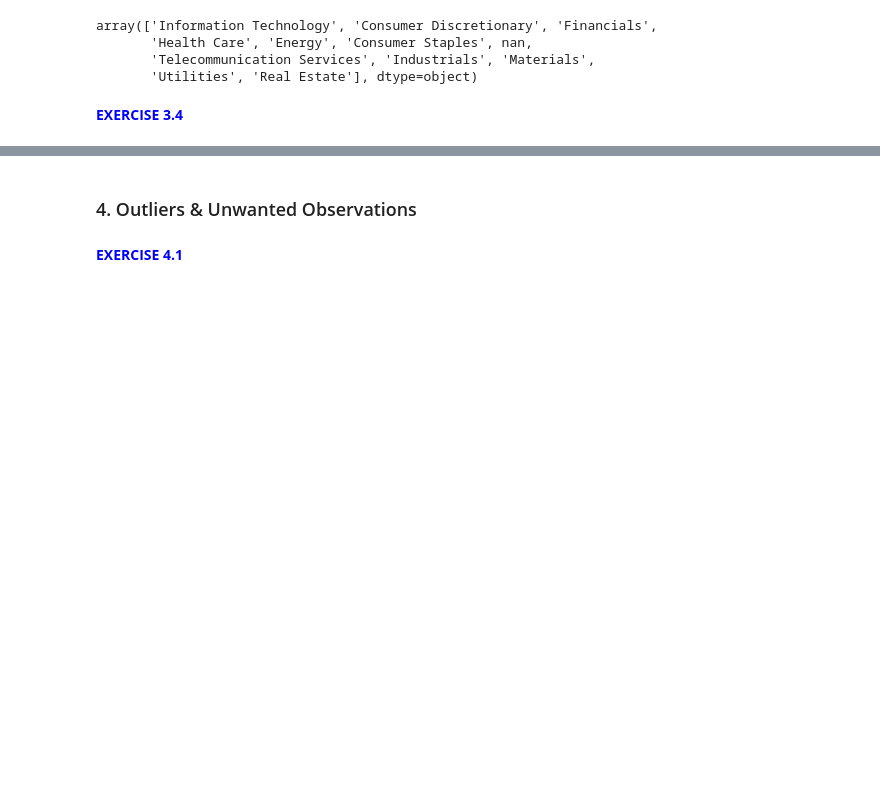
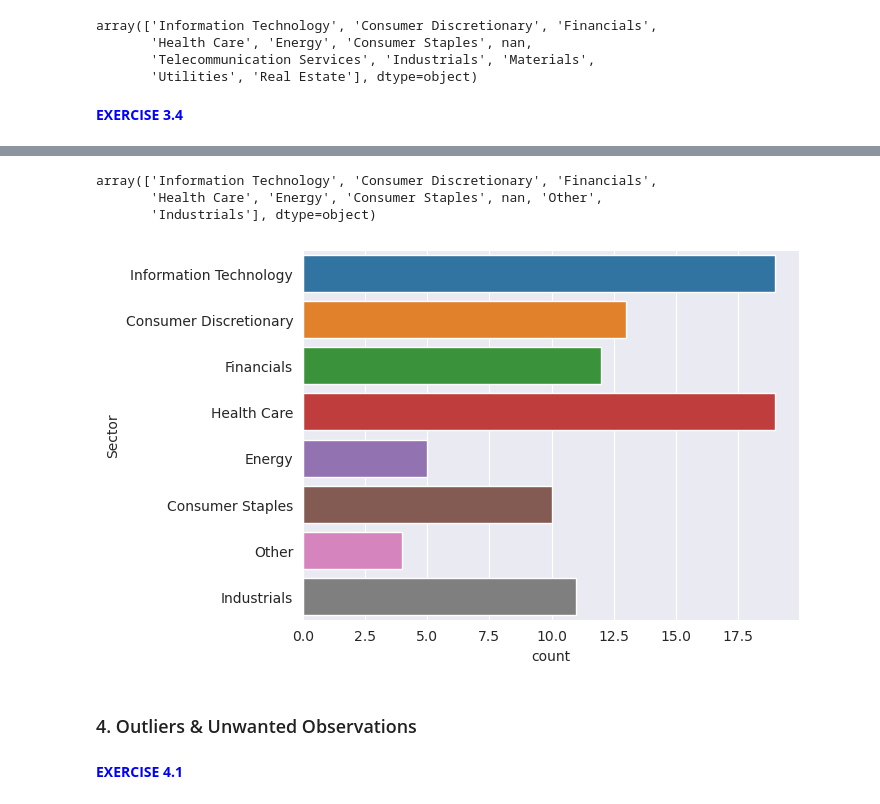
Before and after one commit to Brice-Dev-Lab/PyFi_Coursework, a Jupyter notebook: machine_learning/module_01/notebooks/ML 01. Jupyter Notebook.ipynb, the cells around one changed output, grey strips where cells are left out. Cells and saved outputs as stored; diff of their text form; code cells hidden in the pictures; blank space fills up the shorter version.

```diff
--- a/machine_learning/module_01/notebooks/ML 01. Jupyter Notebook.ipynb
+++ b/machine_learning/module_01/notebooks/ML 01. Jupyter Notebook.ipynb
@@ -109,6 +109,23 @@ array(['Information Technology', 'Consumer Discretionary', 'Financials',
 <font color = 'blue'> **EXERCISE 3.4** </font>
 # %% [markdown]
 ![Exercise 3.4](../figures/exercise_3_4.png)
+# %%
+stock_data['Sector'] = stock_data['Sector'].replace({
+    'Materials': 'Industrials',
+    'Telecommunication Services': 'Other',
+    'Utilities': 'Other',
+    'Real Estate': 'Other'
+})
+stock_data['Sector'].unique()
+# %% [output]
+array(['Information Technology', 'Consumer Discretionary', 'Financials',
+       'Health Care', 'Energy', 'Consumer Staples', nan, 'Other',
+       'Industrials'], dtype=object)
+# %%
+sns.countplot(y='Sector', data=stock_data, hue='Sector', legend=False)
+plt.show()
+# %% [output]
+[figure, added]
 # %% [markdown]
 ### 4. Outliers & Unwanted Observations
 # %% [markdown]
```
Also changed, not shown: parts of 1 cell of this notebook.
